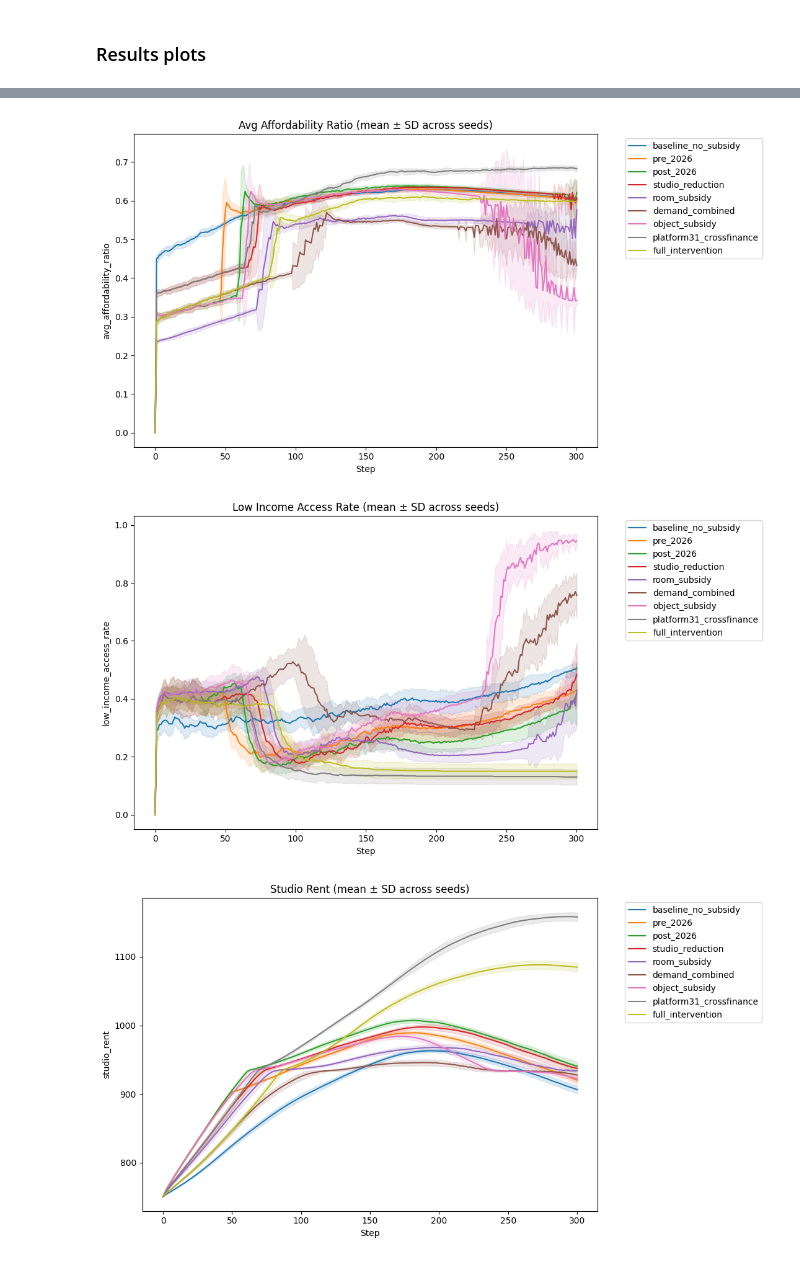
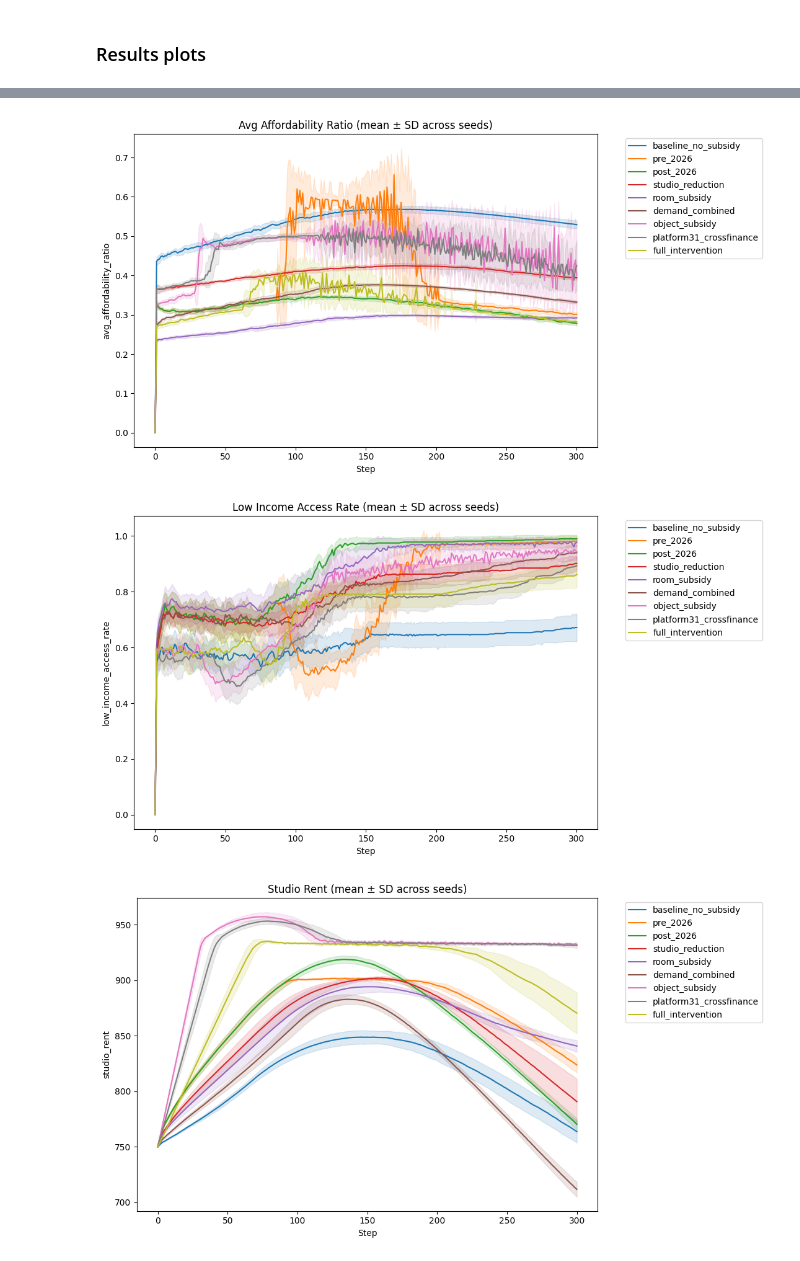
Before and after one commit to atomicaditya/CBP2_Shared_Housing_Model, a Jupyter notebook: trial.ipynb, the cells around one changed output, grey strips where cells are left out. Cells and saved outputs as stored; diff of their text form; code cells hidden in the pictures.

Commit message:
Recalibrated advance_wellbeing parameters weight, plus added cumulative_cost function

```diff
--- a/trial.ipynb
+++ b/trial.ipynb
@@ -1137,7 +1168,7 @@ def scenario_dict() -> dict[str, dict[str, Any]]:
             "studio_allowance_reduction": 0,
             "shared_rent_allowance": 0,
             "object_subsidy_per_room": 40000,
-            "budget_cap_per_year": 20_000_000,
+            "budget_cap_per_year": 500000,  # midpoint of cross-finance implied range (144k–200k)
             "construction_lag_ticks": 24,
             "crossfinance_enabled": False,
         },
@@ -1206,7 +1237,7 @@ OUTCOME_FAMILIES = {
         "number_people_housed", "avg_waiting_time", "match_rate", "avg_space_per_person",
     ],
     "cost_supply": [
-        "total_public_cost", "studio_units", "shared_units", "total_vacancy_rate",
+        "total_public_cost", "cumulative_public_cost", "studio_units", "shared_units", "total_vacancy_rate",
         "landlord_revenue_total", "units_in_pipeline",
         "queued_studios", "queued_shared", "built_studios", "built_shared",
     ],
@@ -1336,7 +1367,7 @@ def marginal_contributions(
     """
     outcomes = outcomes or [
         "avg_loneliness", "avg_affordability_ratio", "low_income_access_rate",
-        "number_people_housed", "total_public_cost",
+        "number_people_housed", "total_public_cost", "cumulative_public_cost"
     ]
     outcomes = [o for o in outcomes if o in tidy.columns]
     means = tidy.groupby("scenario")[outcomes].mean()
@@ -1465,7 +1496,7 @@ def plot_metric(results_df: pd.DataFrame, metric: str) -> None:
 # --- Quick multi-seed evaluation across the policy scenarios -----------------
 DEMO_STEPS = 300
 DEMO_SEEDS = range(10)
-DEMO_BASE = {"n_students": 500, "initial_studios": 100, "initial_shared": 100}
+DEMO_BASE = {"n_students": 300, "initial_studios": 75, "initial_shared": 129}
 
 trajectories, tidy = run_scenarios_multiseed(
     scenario_dict(),
@@ -1481,7 +1512,7 @@ for fam, table in family_tables.items():
     print(table.round(3))
 
 # Effect on the headline outcome vs baseline, with a beyond-noise flag
-loneliness_effect = effect_vs_baseline(tidy, outcome="avg_loneliness")
+loneliness_effect_effect = effect_vs_baseline(tidy, outcome="avg_loneliness")
 print("\n=== LONELINESS EFFECT vs BASELINE ===")
 print(loneliness_effect.round(4))
 
@@ -1510,7 +1541,7 @@ full_intervention                            True
 ### Results plots
 # %%
 # (b) Trajectory bands (mean ± SD across seeds)
-for outcome in ["avg_loneliness", "avg_affordability_ratio", "low_income_access_rate", "studio_rent", "shared_rent"]:
+for outcome in ["avg_loneliness", "avg_affordability_ratio", "low_income_access_rate", "studio_rent", "shared_rent", "subsidy_spent_this_year", "cumulative_public_cost"]:
     plot_trajectory_band(trajectories, outcome=outcome)
 
 # Spread of the headline outcome across seeds
@@ -1531,3 +1562,3 @@ print(marginal_contributions(ablation_tidy).round(4))
-[figure, old version]
+[figure, new version]
-[figure, old version]
+[figure, new version]
-[figure, old version]
+[figure, new version]
```
Also changed, not shown: parts of 6 cells of this notebook.
